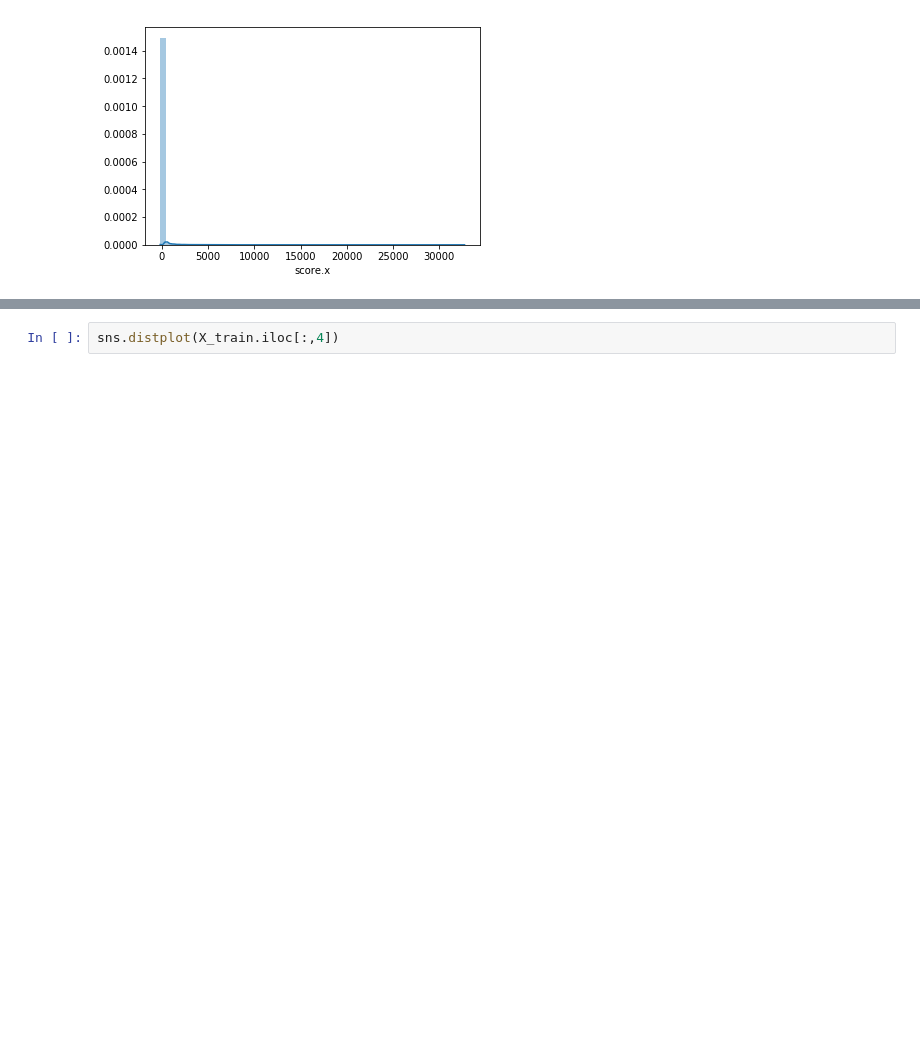
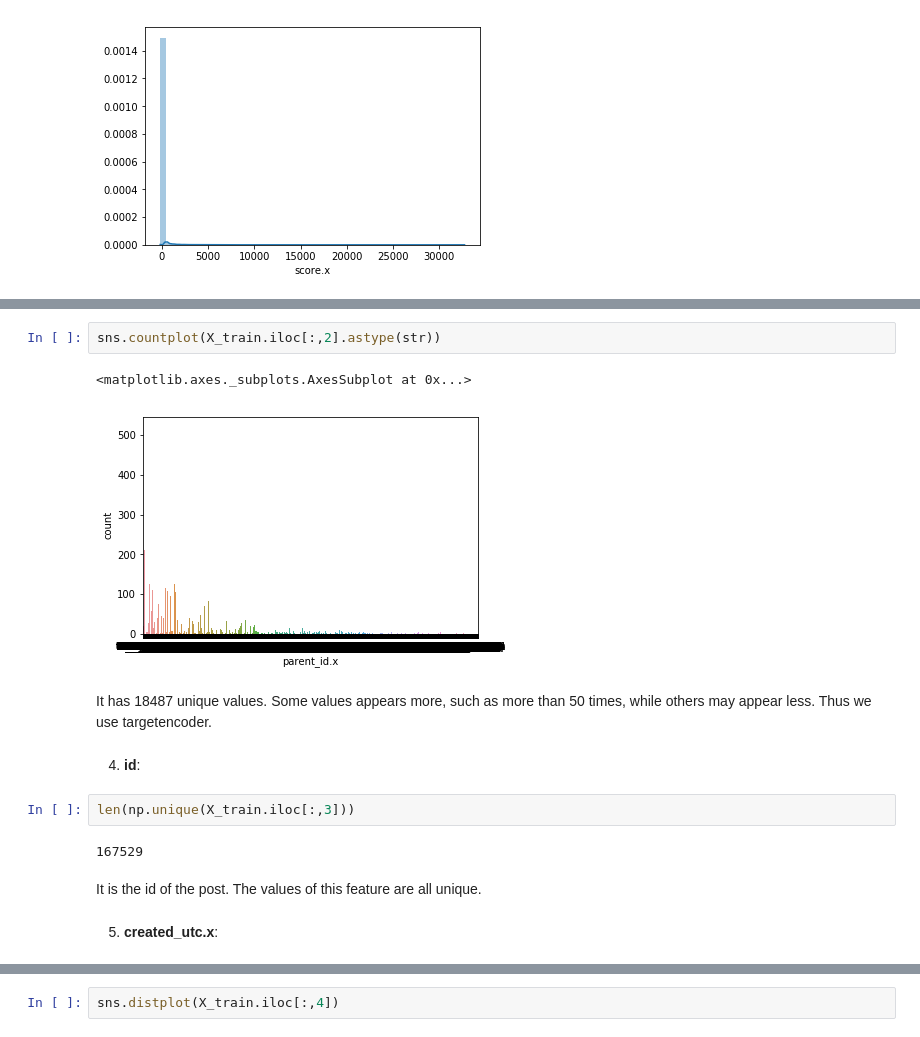
Before and after one commit to YLDAPhoenix11/Kaggle-Titanic, a Jupyter notebook: Applied_Machine_Learning/homework4/HW4_continued.ipynb, the cells around one changed output, grey strips where cells are left out. Saved outputs shown, nothing was run; the diff lists cells and outputs as text; blank space fills up the shorter version.

```diff
--- a/Applied_Machine_Learning/homework4/HW4_continued.ipynb
+++ b/Applied_Machine_Learning/homework4/HW4_continued.ipynb
@@ -59,0 +129,17 @@ sns.distplot(X_train.iloc[:,1])
+# %%
+sns.countplot(X_train.iloc[:,2].astype(str))
+# %% [output]
+<matplotlib.axes._subplots.AxesSubplot at 0x...>
+[figure, added]
+# %% [markdown]
+It has 18487 unique values. Some values appears more, such as more than 50 times, while others may appear less. Thus we use targetencoder.
+# %% [markdown]
+4. **id**:
+# %%
+len(np.unique(X_train.iloc[:,3]))
+# %% [output]
+167529
+# %% [markdown]
+It is the id of the post. The values of this feature are all unique.
+# %% [markdown]
+5. **created_utc.x**:
```
Also changed, not shown: parts of 168 cells of this notebook.
